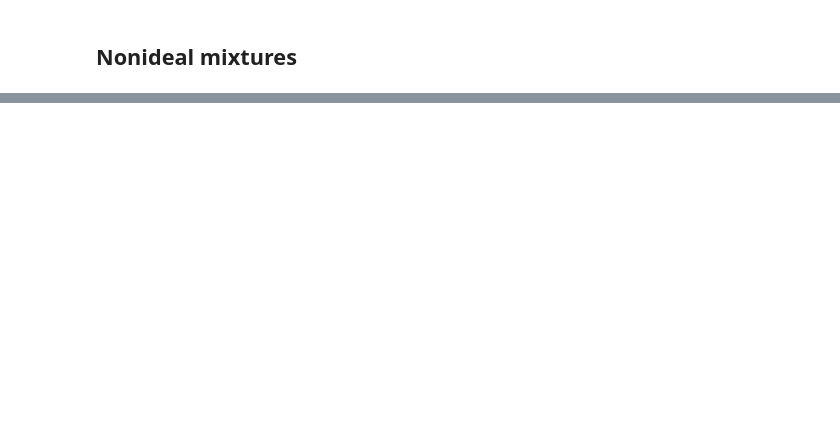
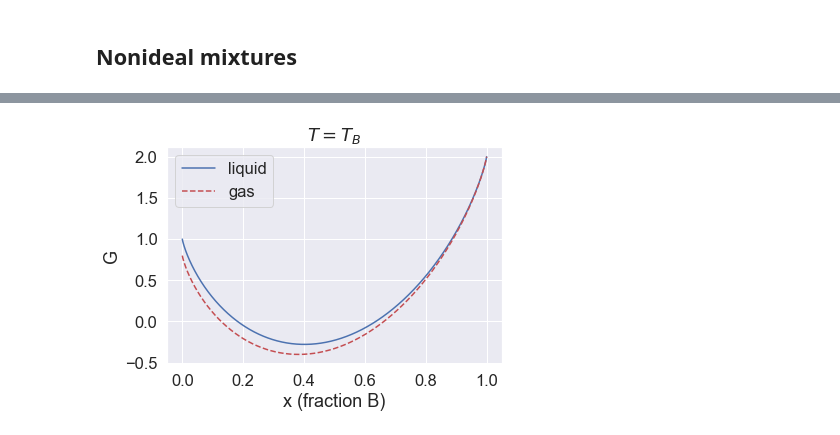
Before and after one commit to mglerner/IntroToStatMechAndThermal, a Jupyter notebook: Chapter5/PhaseTransformationsOfMixtures_QuickTour.ipynb, the cells around one changed output, grey strips where cells are left out. Saved outputs shown, nothing was run; the diff lists cells and outputs as text; code cells hidden in the pictures; blank space fills up the shorter version.

```diff
--- a/Chapter5/PhaseTransformationsOfMixtures_QuickTour.ipynb
+++ b/Chapter5/PhaseTransformationsOfMixtures_QuickTour.ipynb
@@ -121,12 +140,15 @@ Not going to go into details in this notebook, but the chapter goes on nicely he
 # %%
 T = 0.3
-x = np.linspace(0,1,1000)
+delta = 0.00001
+x = np.linspace(0+delta,1-delta,1000)
 plt.plot(x,idealmixed(x,T,GA0=1.0,GB0=2.0),'b-', label='liquid')
 plt.plot(x,idealmixed(x,T,GA0=0.8,GB0=2.0),'r--', label='gas')
 plt.legend()
 plt.xlabel('x (fraction B)')
 plt.ylabel('G')
 plt.title('$T=T_B$')
 plt.show()
+# %% [output]
+[figure, added]
 # %%
 T = 0.4
```
Also changed, not shown: parts of 21 cells of this notebook, 9 other files.
